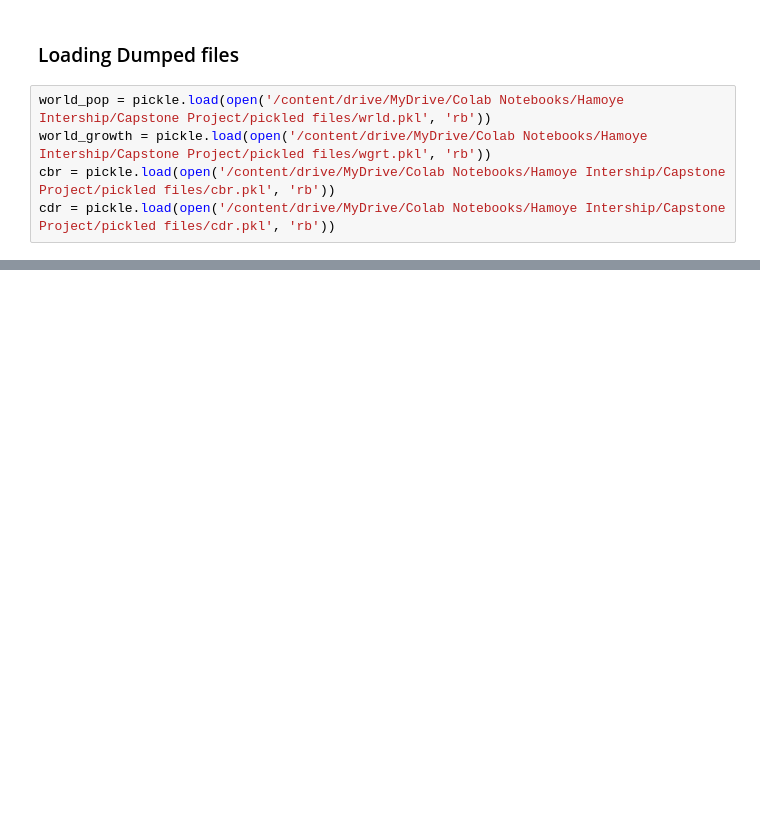
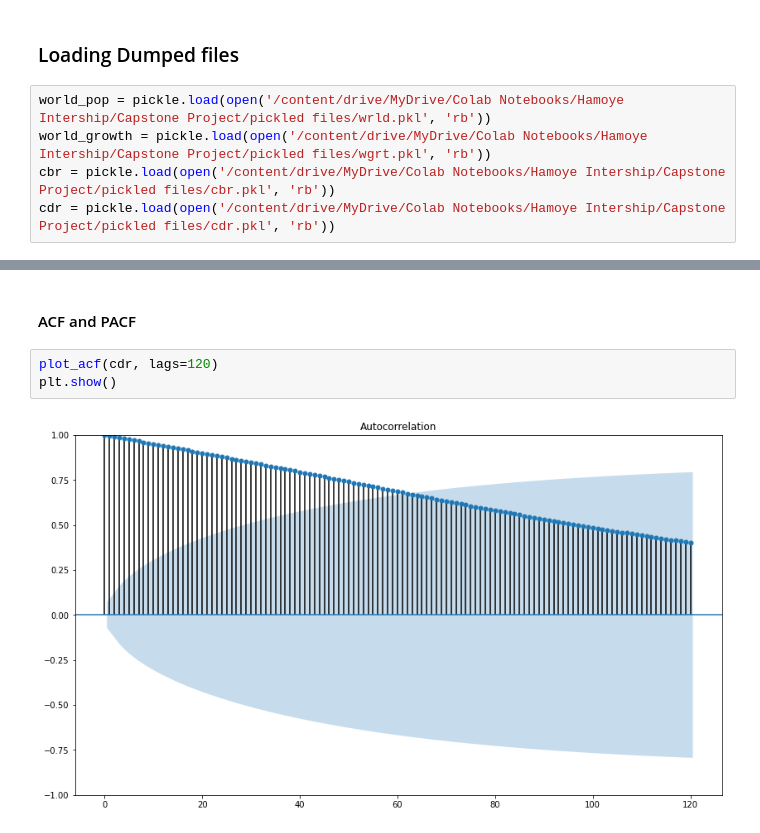
Before and after one commit to ProsperChuks/Population-Estimate-and-Projection, a Jupyter notebook: forecasts/population_estimate.ipynb, the cells around one changed output, grey strips where cells are left out. Cells and saved outputs as stored; diff of their text form; blank space fills up the shorter version.

```diff
--- a/forecasts/population_estimate.ipynb
+++ b/forecasts/population_estimate.ipynb
@@ -35,0 +109,7 @@ world_growth
+# %% [markdown]
+#### ACF and PACF
+# %%
+plot_acf(cdr, lags=120)
+plt.show()
+# %% [output]
+[figure, added]
```
Also changed, not shown: parts of 22 cells of this notebook.
